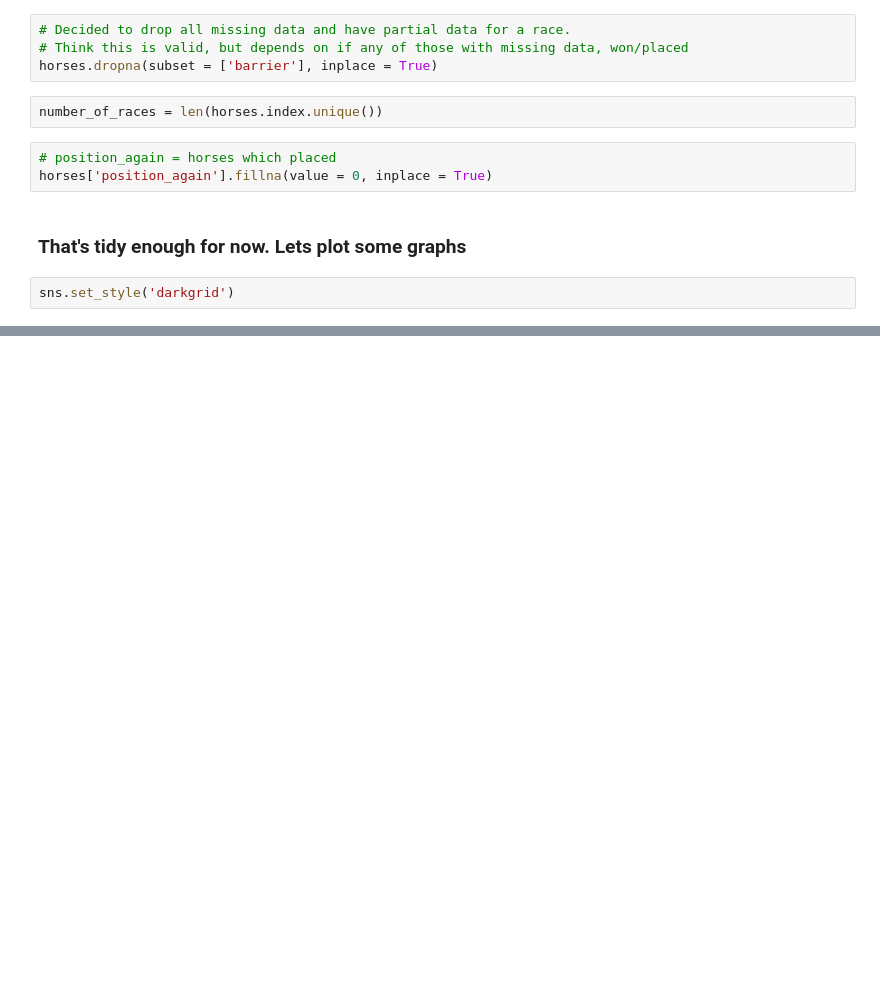
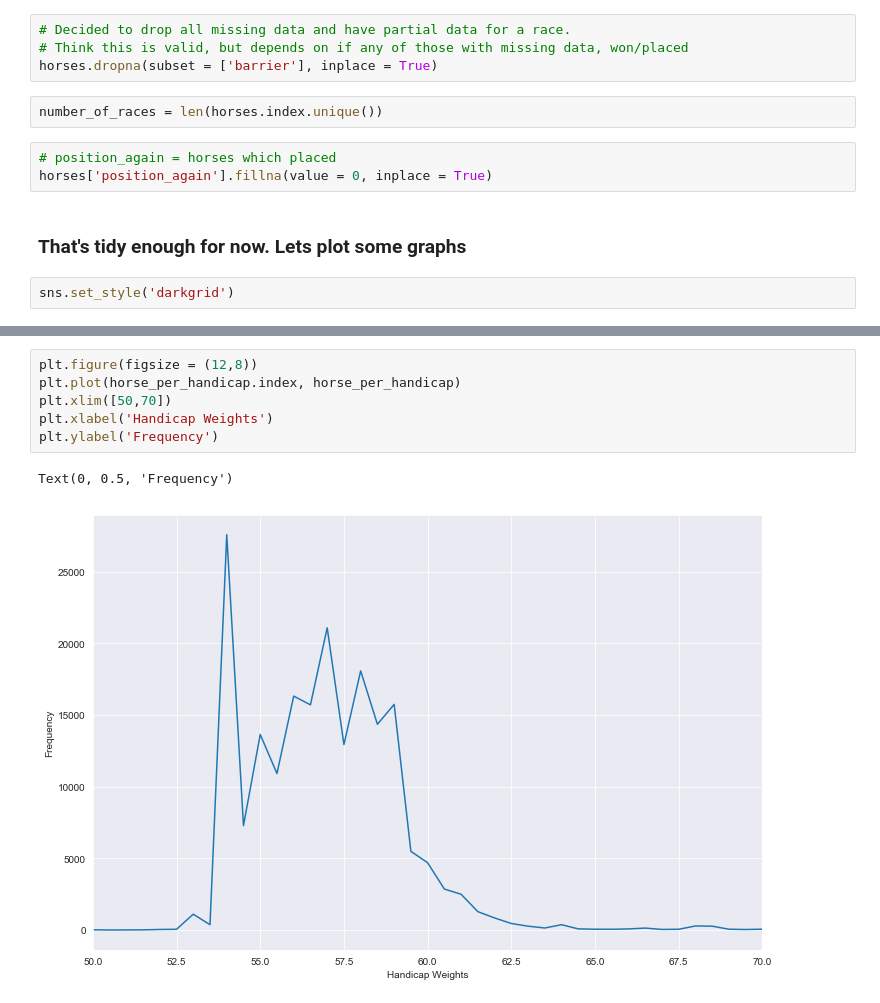
Before and after one commit to thigton/horsing_around, a Jupyter notebook: Data Exploration.ipynb, the cells around one changed output, grey strips where cells are left out. Cells and saved outputs as stored; diff of their text form; blank space fills up the shorter version.

```diff
--- a/Data Exploration.ipynb
+++ b/Data Exploration.ipynb
@@ -186,0 +163,9 @@ horses.head()
+# %%
+plt.figure(figsize = (12,8))
+plt.plot(horse_per_handicap.index, horse_per_handicap)
+plt.xlim([50,70])
+plt.xlabel('Handicap Weights')
+plt.ylabel('Frequency')
+# %% [output]
+Text(0, 0.5, 'Frequency')
+[figure, added]
```
Also changed, not shown: parts of 16 cells of this notebook.
